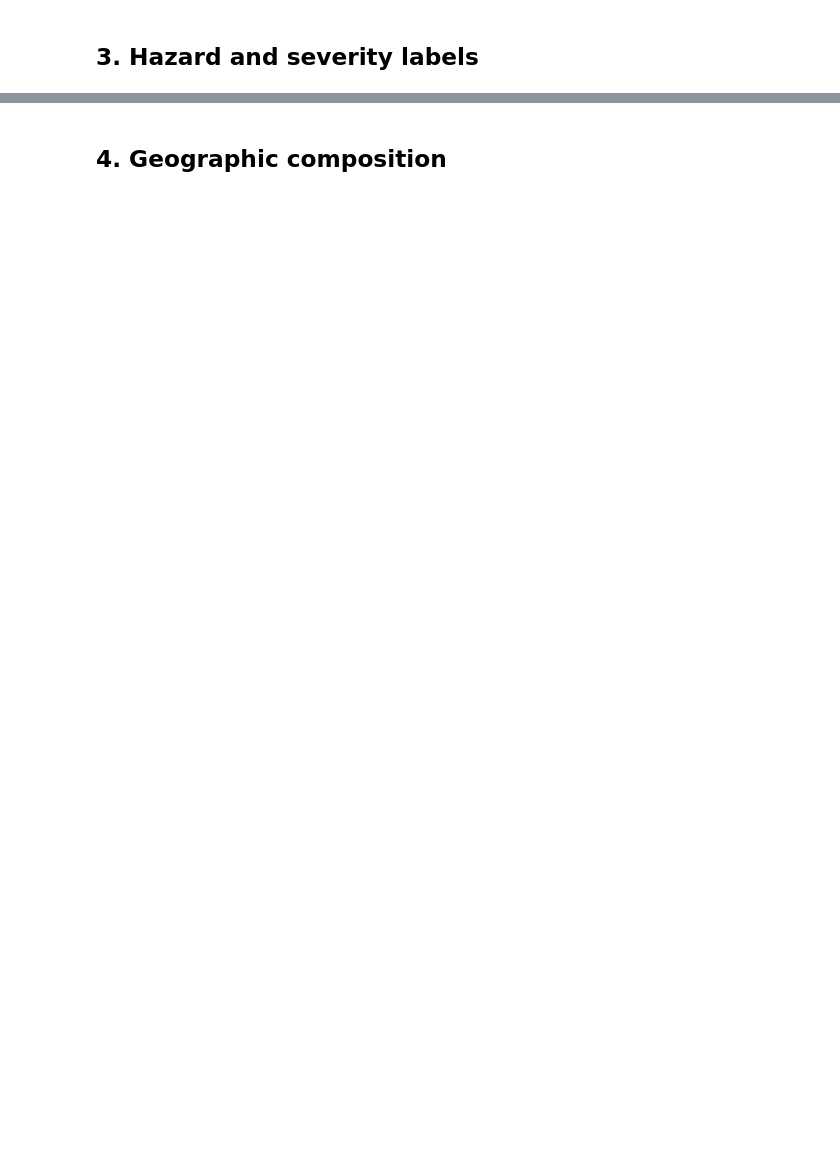
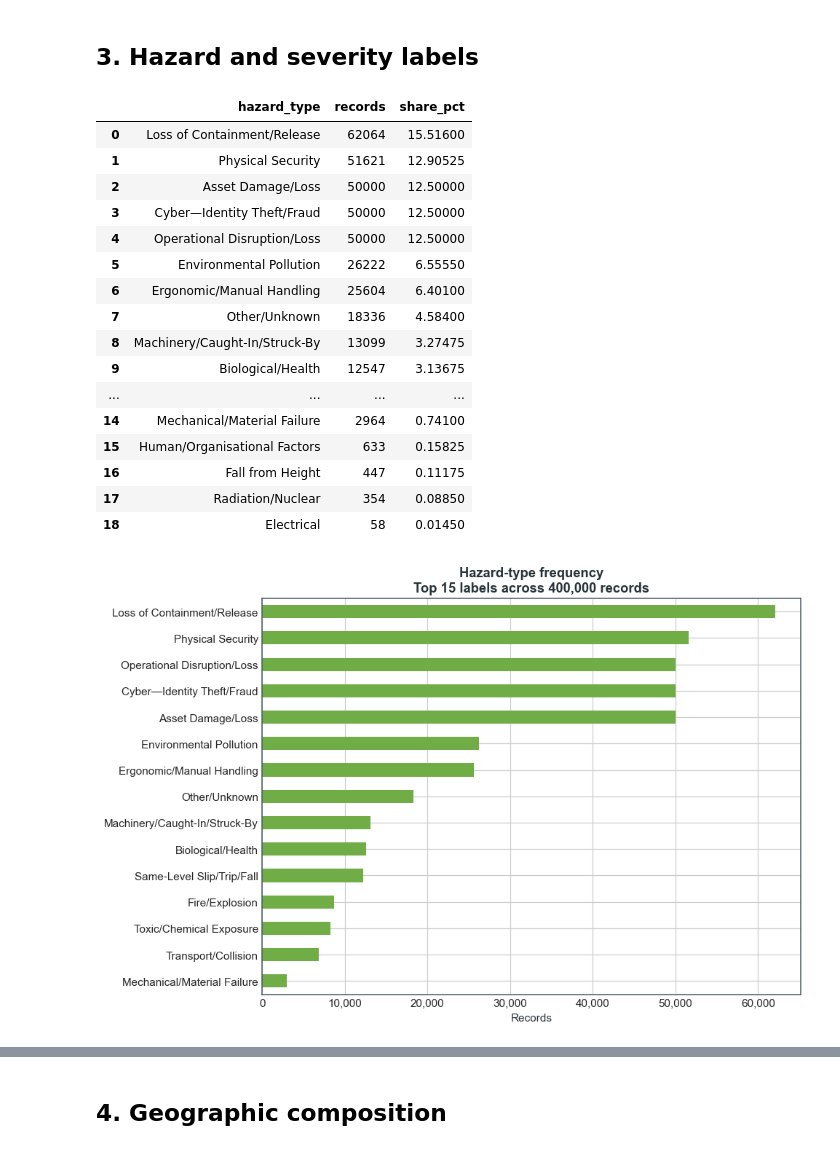
Before and after one commit to ShariarImroze/hsse-chatbot-implement, a Jupyter notebook: notebooks/hsse_exploratory_analysis.ipynb, the cells around one changed output, grey strips where cells are left out. Cells and saved outputs as stored; diff of their text form; code cells hidden in the pictures; blank space fills up the shorter version.

```diff
--- a/notebooks/hsse_exploratory_analysis.ipynb
+++ b/notebooks/hsse_exploratory_analysis.ipynb
@@ -154,20 +242,82 @@ plt.show()
 # %%
 hazard_counts = pd.read_sql_query(
     '''
     SELECT hazard_type, COUNT(*) AS records
     FROM incidents
     GROUP BY hazard_type
     ORDER BY records DESC
     ''',
     connection,
 )
 hazard_counts["share_pct"] = 100 * hazard_counts["records"] / hazard_counts["records"].sum()
 display(hazard_counts)
 
 top_hazards = hazard_counts.head(15).sort_values("records")
 ax = top_hazards.plot.barh(
     x="hazard_type", y="records", legend=False, figsize=(9, 6), color="#70AD47"
 )
-ax.set(xlabel="Records", ylabel="", title="Top 15 hazard types")
+ax.set(
+    xlabel="Records", ylabel="",
+    title="Hazard-type frequency\nTop 15 labels across 400,000 records",
+)
+ax.xaxis.set_major_formatter(count_formatter)
 plt.tight_layout()
 plt.show()
+
+hazard_case = pd.read_sql_query(
+    '''
+    SELECT case_type, hazard_type, COUNT(*) AS records
+    FROM incidents
+    GROUP BY case_type, hazard_type
+    ''',
+    connection,
+)
+hazard_case_pivot = hazard_case.pivot_table(
+    index="hazard_type", columns="case_type", values="records", fill_value=0
+)
+hazard_case_pct = hazard_case_pivot.div(hazard_case_pivot.sum(axis=0), axis=1) * 100
+hazard_order = hazard_case_pivot.sum(axis=1).sort_values(ascending=False).index
+hazard_case_pct = hazard_case_pct.loc[hazard_order]
+display(hazard_case_pct.round(2))
+
+fig, ax = plt.subplots(figsize=(14, 8))
+image = ax.imshow(hazard_case_pct, aspect="auto", cmap="Blues", vmin=0, vmax=100)
+ax.set_xticks(
+    range(len(hazard_case_pct.columns)), hazard_case_pct.columns, rotation=40, ha="right"
+)
+ax.set_yticks(range(len(hazard_case_pct.index)), hazard_case_pct.index)
+for row_index in range(hazard_case_pct.shape[0]):
+    for column_index in range(hazard_case_pct.shape[1]):
+        value = hazard_case_pct.iloc[row_index, column_index]
+        if value >= 1:
+            ax.text(
+                column_index, row_index, f"{value:.0f}%",
+                ha="center", va="center",
+                color="white" if value >= 55 else COLORS["ink"], fontsize=8,
+            )
+fig.colorbar(image, ax=ax, label="Share within case type (%)")
+ax.set(
+    xlabel="", ylabel="",
+    title="Hazard-type composition by case type\nColumn percentages; labels shown for cells at or above 1%",
+)
+plt.tight_layout()
+plt.show()
+# %% [output]
+|  | hazard_type | records | share_pct |
+| 0 | Loss of Containment/Release | 62064 | 15.51600 |
+| 1 | Physical Security | 51621 | 12.90525 |
+| 2 | Asset Damage/Loss | 50000 | 12.50000 |
+| 3 | Cyber—Identity Theft/Fraud | 50000 | 12.50000 |
+| 4 | Operational Disruption/Loss | 50000 | 12.50000 |
+| 5 | Environmental Pollution | 26222 | 6.55550 |
+| 6 | Ergonomic/Manual Handling | 25604 | 6.40100 |
+| 7 | Other/Unknown | 18336 | 4.58400 |
+| 8 | Machinery/Caught-In/Struck-By | 13099 | 3.27475 |
+| 9 | Biological/Health | 12547 | 3.13675 |
+| ... | ... | ... | ... |
+| 14 | Mechanical/Material Failure | 2964 | 0.74100 |
+| 15 | Human/Organisational Factors | 633 | 0.15825 |
+| 16 | Fall from Height | 447 | 0.11175 |
+| 17 | Radiation/Nuclear | 354 | 0.08850 |
+| 18 | Electrical | 58 | 0.01450 |
+[figure, added]
```
Also changed, not shown: parts of 16 cells of this notebook, 16 other files.
